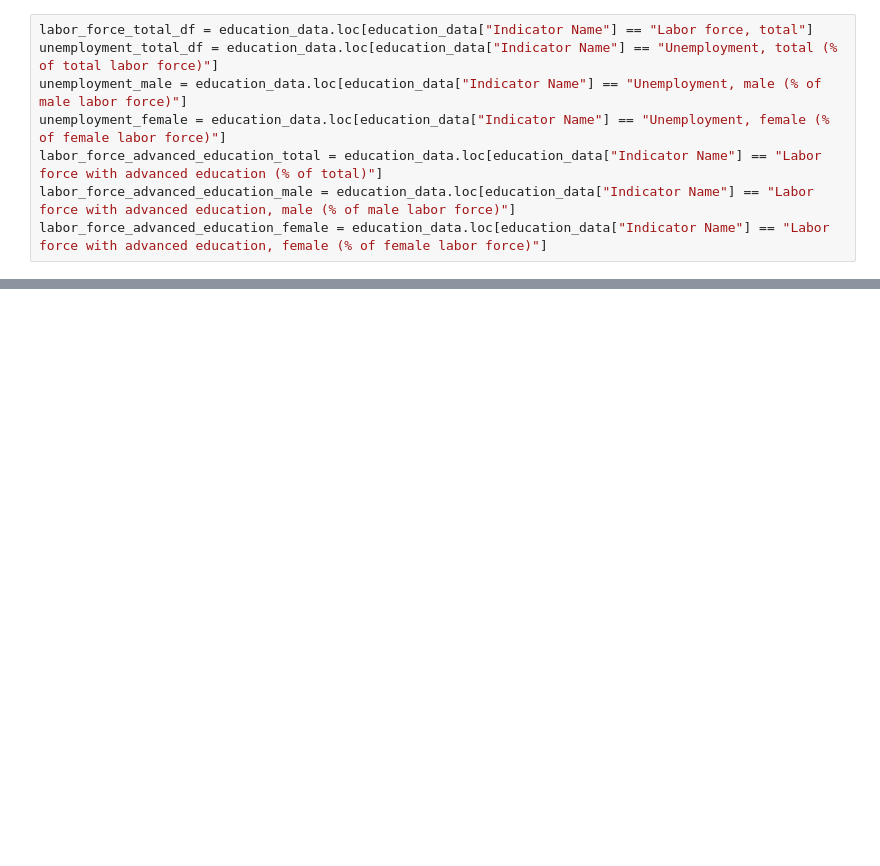
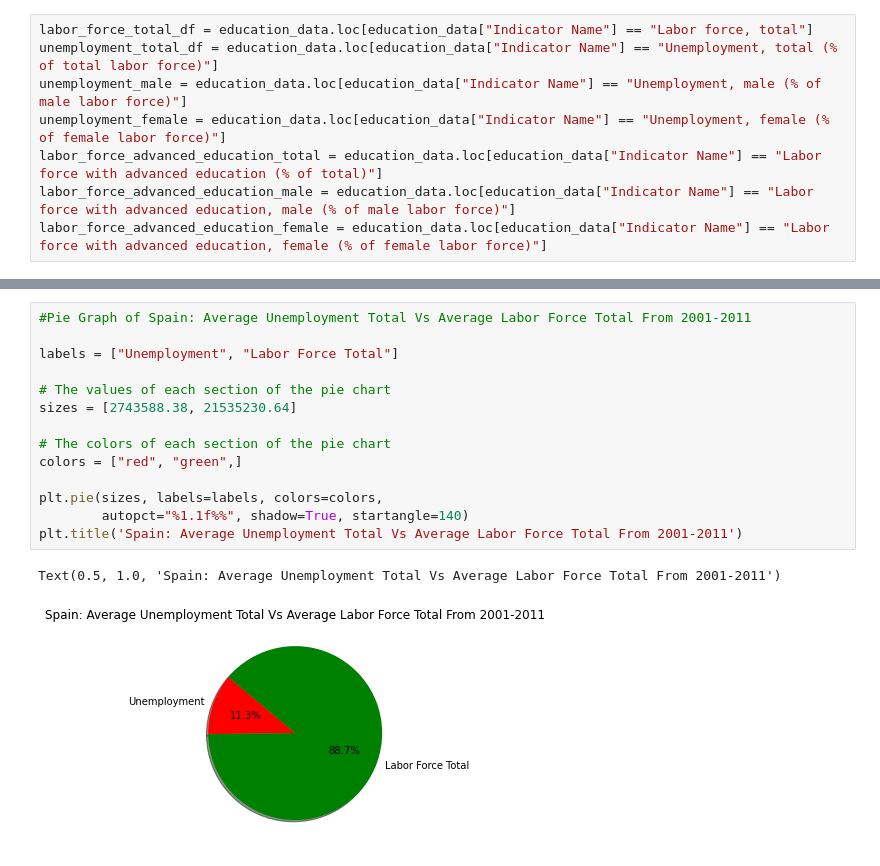
Before and after one commit to jakeazus/Education-Growth-Data-Analysis, a Jupyter notebook: jake/jakes-project-notebook-1.ipynb, the cells around one changed output, grey strips where cells are left out. Drawn from its saved outputs; the diff is of its cells as text; blank space fills up the shorter version.

```diff
--- a/jake/jakes-project-notebook-1.ipynb
+++ b/jake/jakes-project-notebook-1.ipynb
@@ -55,0 +87,17 @@ total_df.drop(columns=['2000', '2012', '2013', "2014", "2015", "2016"])
+# %%
+#Pie Graph of Spain: Average Unemployment Total Vs Average Labor Force Total From 2001-2011
+
+labels = ["Unemployment", "Labor Force Total"]
+
+# The values of each section of the pie chart
+sizes = [2743588.38, 21535230.64]
+
+# The colors of each section of the pie chart
+colors = ["red", "green",]
+
+plt.pie(sizes, labels=labels, colors=colors,
+        autopct="%1.1f%%", shadow=True, startangle=140)
+plt.title('Spain: Average Unemployment Total Vs Average Labor Force Total From 2001-2011')
+# %% [output]
+Text(0.5, 1.0, 'Spain: Average Unemployment Total Vs Average Labor Force Total From 2001-2011')
+[figure, added]
```
Also changed, not shown: parts of 5 cells of this notebook.
